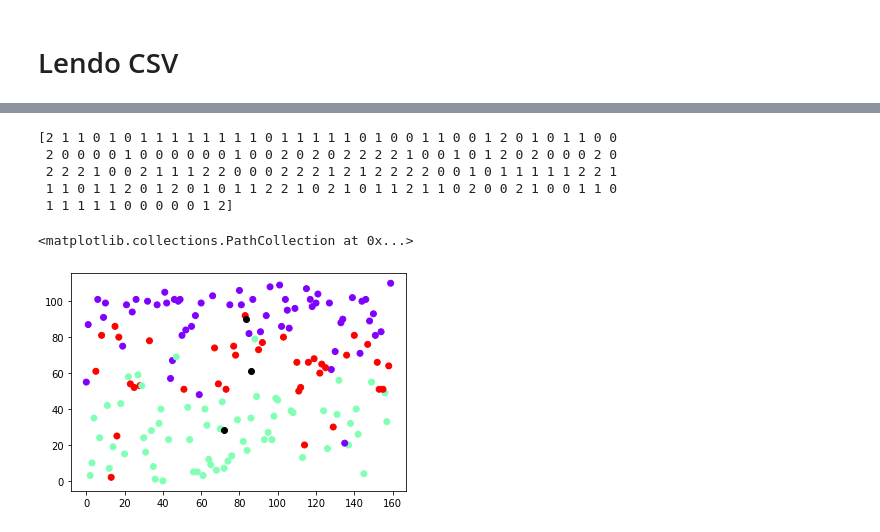
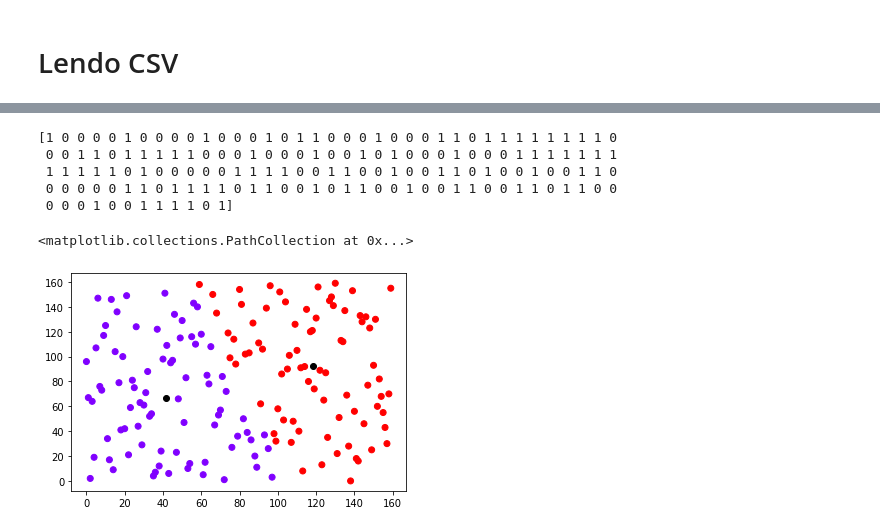
Before and after one commit to gizattos/cost_of_living_clustering, a Jupyter notebook: cost_of_living_clustering.ipynb, the cells around one changed output, grey strips where cells are left out. Cells and saved outputs as stored; diff of their text form; code cells hidden in the pictures.

```diff
--- a/cost_of_living_clustering.ipynb
+++ b/cost_of_living_clustering.ipynb
@@ -30,0 +56,3 @@ df.head()
+# %%
+## criano nova columa média
+df['media'] = df.sum(axis=1)/55
@@ -41,8 +72,8 @@ df.head()
 | 3 | 57 | 92 | 107 | 91 | 95 | ... |
 | 4 | 38 | 32 | 28 | 29 | 8 | ... |
 # %%
-## Treinando
-kmeans = KMeans(n_clusters=3)
-kmeans.fit(df)
+## Treinando com coluna de média
+kmeans = KMeans(n_clusters=2)
+kmeans.fit(df[['local','media']])
 # %% [output]
 KMeans(algorithm='auto', copy_x=True, init='k-means++', max_iter=300,
@@ -71,18 +87,18 @@ print(kmeans.cluster_centers_)
 # %%
 print(kmeans.labels_)
 # %% [output]
-[2 1 1 0 1 0 1 1 1 1 1 1 1 1 0 1 1 1 1 1 0 1 0 0 1 1 0 0 1 2 0 1 0 1 1 0 0
- 2 0 0 0 0 1 0 0 0 0 0 0 1 0 0 2 0 2 0 2 2 2 2 1 0 0 1 0 1 2 0 2 0 0 0 2 0
- 2 2 2 1 0 0 2 1 1 1 2 2 0 0 0 2 2 2 1 2 1 2 2 2 2 0 0 1 0 1 1 1 1 1 2 2 1
- 1 1 0 1 1 2 0 1 2 0 1 0 1 1 2 2 1 0 2 1 0 1 1 2 1 1 0 2 0 0 2 1 0 0 1 1 0
- 1 1 1 1 1 0 0 0 0 0 1 2]
+[1 0 0 0 0 1 0 0 0 0 1 0 0 0 1 0 1 1 0 0 0 1 0 0 0 1 1 0 1 1 1 1 1 1 1 1 0
+ 0 0 1 1 0 1 1 1 1 1 0 0 0 1 0 0 0 1 0 0 1 0 1 0 0 0 1 0 0 0 1 1 1 1 1 1 1
+ 1 1 1 1 1 0 1 0 0 0 0 0 1 1 1 1 0 0 1 1 0 0 1 0 0 1 1 0 1 0 0 1 0 0 1 1 0
+ 0 0 0 0 0 1 1 0 1 1 1 1 0 1 1 0 0 1 0 1 1 0 0 1 0 0 1 1 0 0 1 1 0 1 1 0 0
+ 0 0 0 1 0 0 1 1 1 1 0 1]
 # %%
 ### plotando clusters de Meal, Inexpensive Restaurant (2 coluna)
-plt.scatter(df.iloc[:,0],df.iloc[:,1], c=kmeans.labels_, cmap='rainbow')
+plt.scatter(df.iloc[:,0],df.iloc[:,56], c=kmeans.labels_, cmap='rainbow')
 plt.scatter(kmeans.cluster_centers_[:,0] ,kmeans.cluster_centers_[:,1], color='black')
 # %% [output]
 <matplotlib.collections.PathCollection at 0x...>
-[figure, old version]
+[figure, new version]
 # %%
 ## y = kmeans.fit_predict(df[['Feat_1', 'Feat_2', 'Feat_3', 'Feat_4']])
 y = kmeans.fit_predict(df)
```
Also changed, not shown: parts of 7 cells of this notebook.
